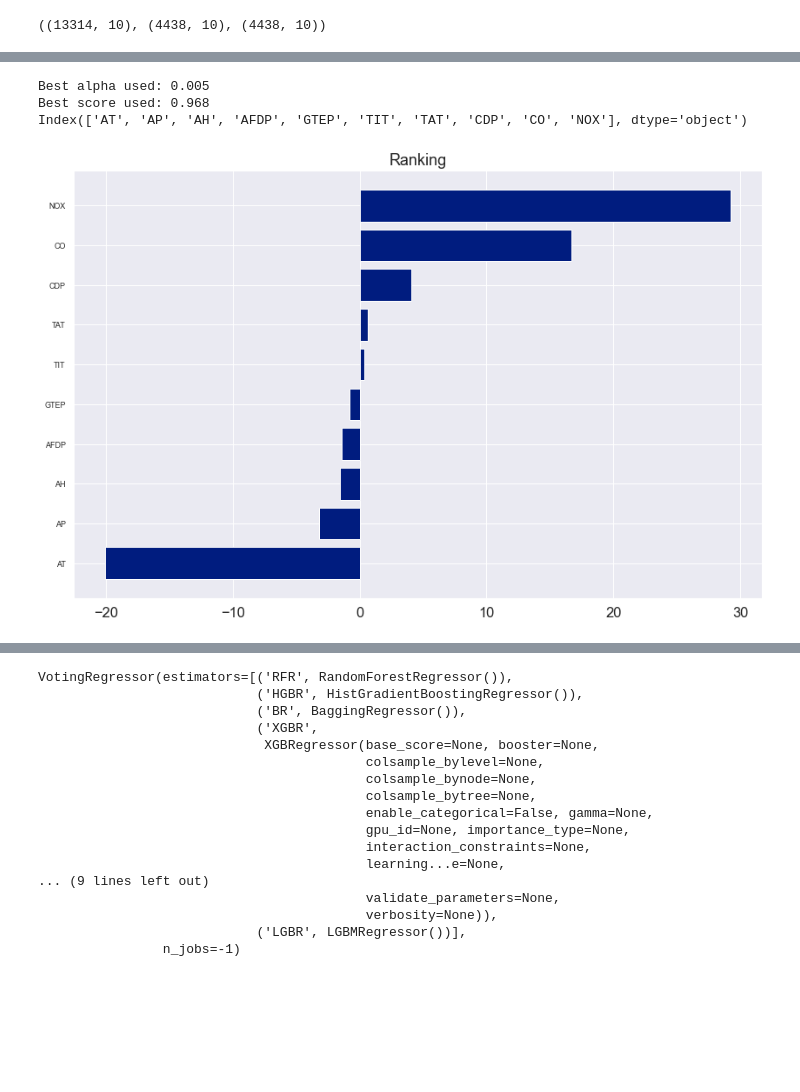
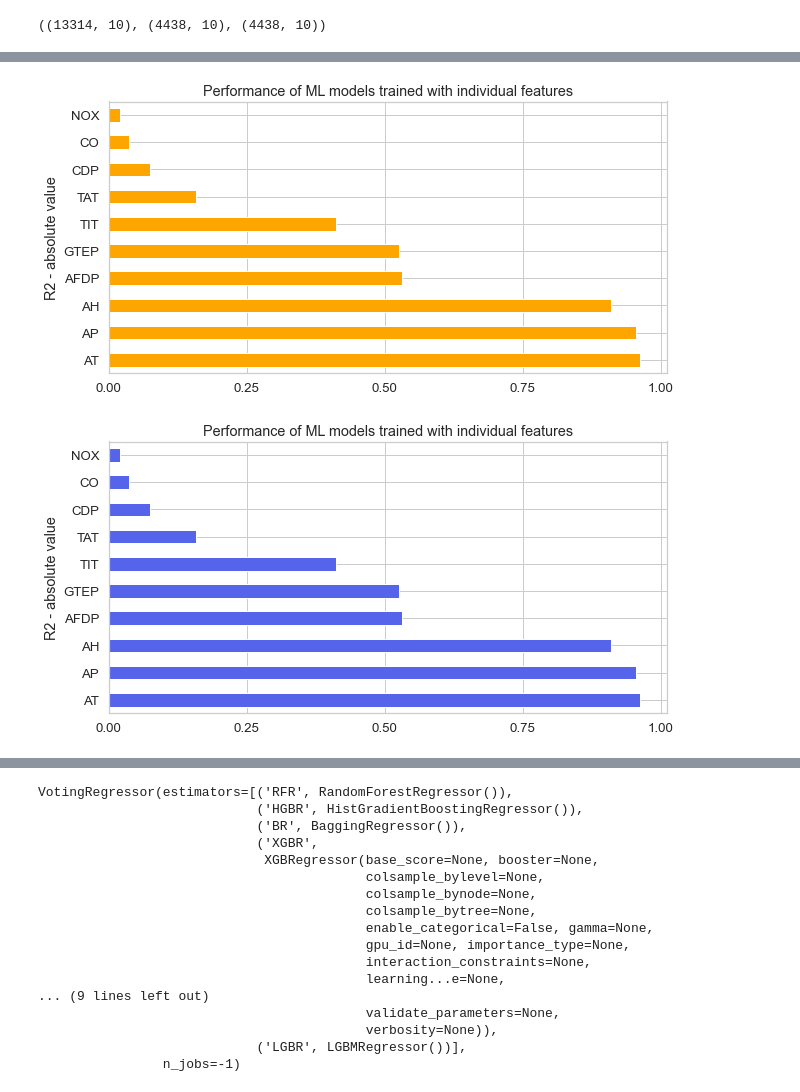
Before and after one commit to jorge-robledo11/Portfolio, a Jupyter notebook: Machine Learning/15. Proyecto Regression - GT+VottingRegressor.ipynb, the cells around one changed output, grey strips where cells are left out. Cells and saved outputs as stored; diff of their text form; code cells hidden in the pictures; blank space fills up the shorter version.

```diff
--- a/Machine Learning/15. Proyecto Regression - GT+VottingRegressor.ipynb
+++ b/Machine Learning/15. Proyecto Regression - GT+VottingRegressor.ipynb
@@ -268,31 +276,39 @@ TAT     0.13
 dtype: float64
-# %%
-# Future imoprtance - LASSO
-from sklearn.linear_model import LassoCV
-
-# Feature importance
-reg = LassoCV(random_state=seed)
-reg.fit(X_train, y_train)
-print(f'Best alpha used: {reg.alpha_.round(3)}')
-print(f'Best score used: {reg.score(X_train, y_train).round(3)}')
-coef = pd.Series(reg.coef_, index=scaled.columns)
-
-# Show de coeficient
-imp_coef = coef.sort_values()
-
-# Extracts the indexes ordered from smallest to largest
-ranking = np.argsort(imp_coef)
-print(scaled.columns[ranking])
-
-# Ranking Barhorizontal
-plt.figure(figsize=(12,8))
-sns.set_theme(style='darkgrid', palette='dark', font_scale=1.5)
-plt.title('Ranking')
-plt.barh(range(X.shape[1]), imp_coef[ranking])
-plt.yticks(range(X.shape[1]), scaled.columns[ranking], fontsize=9)
-plt.tight_layout();
-# %% [output]
-Best alpha used: 0.005
-Best score used: 0.968
-Index(['AT', 'AP', 'AH', 'AFDP', 'GTEP', 'TIT', 'TAT', 'CDP', 'CO', 'NOX'], dtype='object')
-[figure, removed]
+# %%
+# Future imoprtance
+from sklearn.ensemble import RandomForestRegressor
+from feature_engine.selection import SelectBySingleFeaturePerformance
+
+rf = RandomForestRegressor(n_estimators=10, max_depth=2, random_state=1, n_jobs=-1)
+
+# set up the selector
+sel = SelectBySingleFeaturePerformance(
+    variables=None,
+    estimator=rf,
+    scoring="r2",
+    cv=3,
+    threshold=0.5)
+
+# Find predictive features
+sel.fit(X_train, y_train)
+
+# Plotting with R2
+pd.Series(sel.feature_performance_).sort_values(ascending=False).plot.barh(figsize=(10, 5), color='orange')
+plt.title('Performance of ML models trained with individual features')
+plt.ylabel('R2 - absolute value')
+plt.xticks(np.arange(0, 1.01, 0.25))
+plt.yticks(range(X.shape[1]), labels=X.columns)
+plt.grid(True)
+plt.show();
+
+# Same plot but taking the absolute value of the R2
+np.abs(pd.Series(sel.feature_performance_)).sort_values(ascending=False).plot.barh(figsize=(10, 5), color='#5564eb')
+plt.title('Performance of ML models trained with individual features')
+plt.ylabel('R2 - absolute value')
+plt.xticks(np.arange(0, 1.01, 0.25))
+plt.yticks(range(X.shape[1]), labels=X.columns)
+plt.grid(True)
+plt.show();
+# %% [output]
+[figure, added]
+[figure, added]
```
Also changed, not shown: parts of 14 cells of this notebook.
